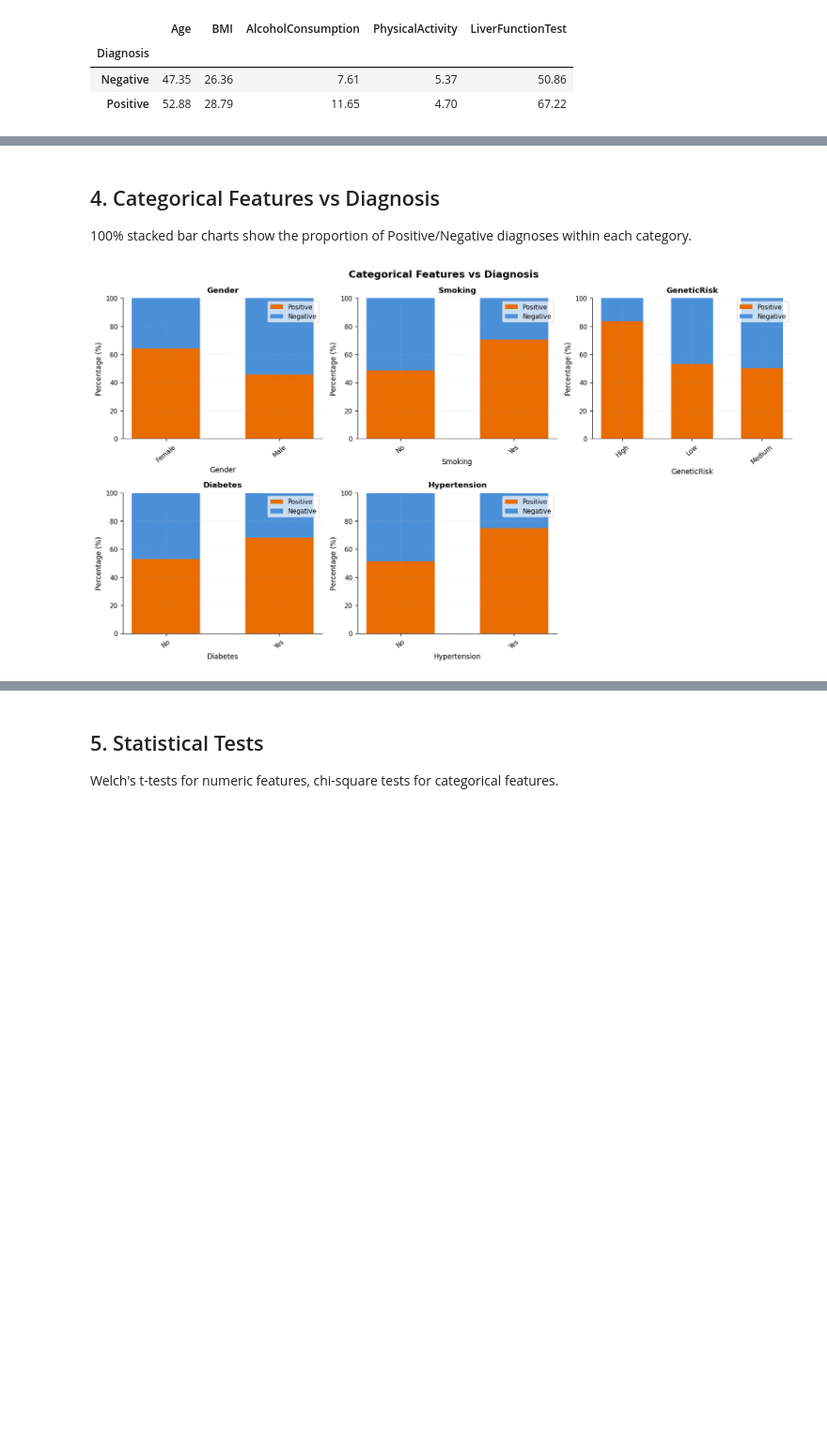
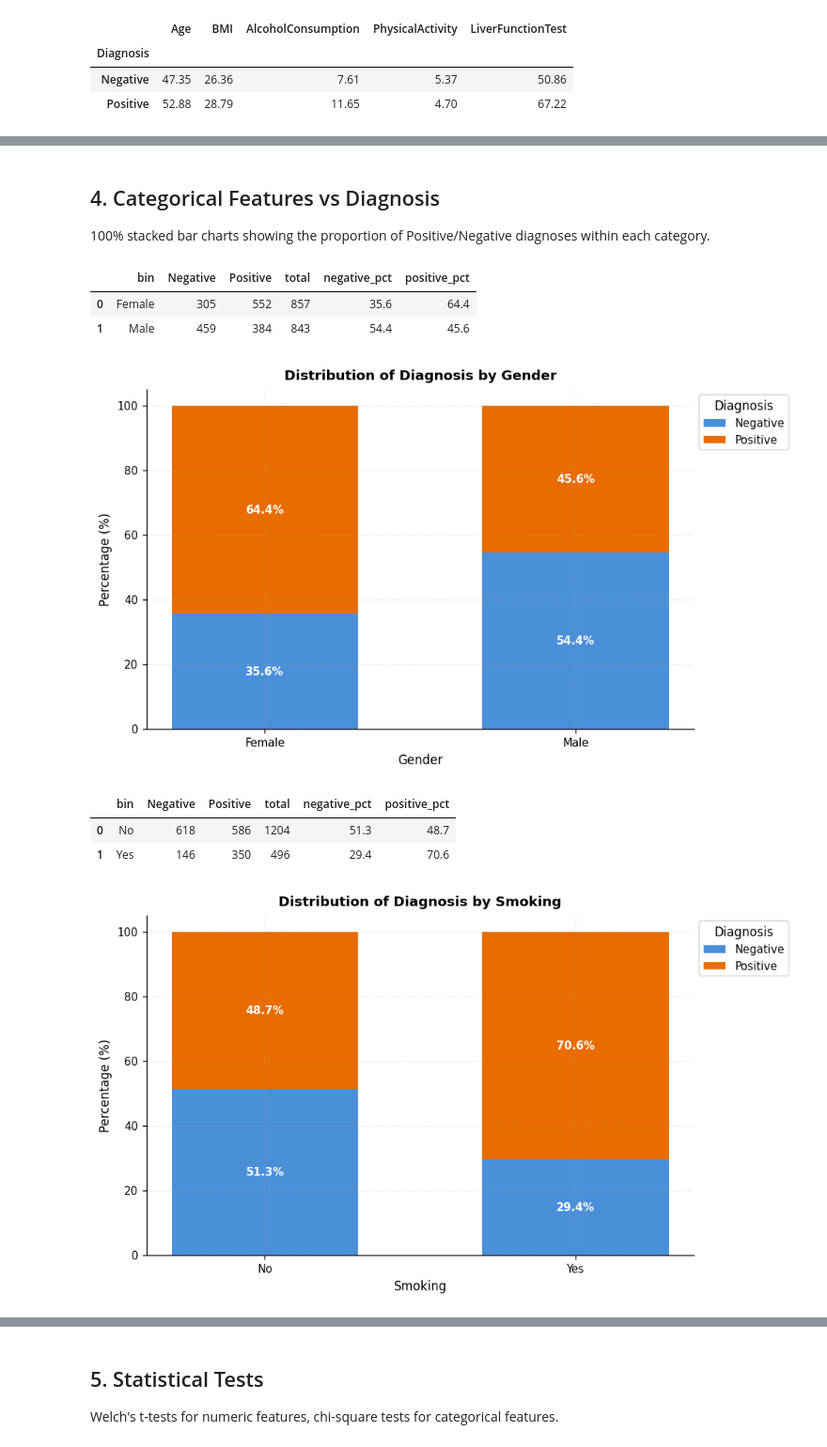
Before and after one commit to MelvinJoshua1375/liver-disease-demo, a Jupyter notebook: notebooks/Exploratory_Data_Analysis.ipynb, the cells around one changed output, grey strips where cells are left out. Shown at 94% size. Cells and saved outputs as stored; diff of their text form; code cells hidden in the pictures; blank space fills up the shorter version.

```diff
--- a/notebooks/Exploratory_Data_Analysis.ipynb
+++ b/notebooks/Exploratory_Data_Analysis.ipynb
@@ -104,8 +104,13 @@ Welch's t-test p-values are annotated: `***` p<0.001, `**` p<0.01, `*` p<0.05, `
 # %%
-fig, axes = plt.subplots(1, len(NUMERIC_FEATURES), figsize=(16, 4))
-for ax, feat in zip(axes, NUMERIC_FEATURES):
-    plot_boxplot(df, feat, TARGET, ax=ax)
-fig.suptitle('Numeric Features vs Diagnosis', fontsize=14, fontweight='bold', y=1.02)
-fig.tight_layout()
-plt.show()
+for feat in NUMERIC_FEATURES:
+    ct = crosstabulate(df, feat, TARGET)
+    display(ct[['bin', 'Negative', 'Positive', 'total', 'negative_pct', 'positive_pct']])
+    plot_percentage_stacked_chart(
+        ct,
+        title=f'Distribution of Diagnosis by {feat}',
+        xlabel=feat,
+        angle=90,
+    )
+    plt.show()
+    print()
 # %% [output]
@@ -113,17 +177,24 @@ plt.show()
 # %% [markdown]
 ## 4. Categorical Features vs Diagnosis
 
-100% stacked bar charts show the proportion of Positive/Negative diagnoses within each category.
+100% stacked bar charts showing the proportion of Positive/Negative diagnoses within each category.
 # %%
-fig, axes = plt.subplots(2, 3, figsize=(14, 8))
-axes_flat = axes.flatten()
-for i, feat in enumerate(CATEGORICAL_FEATURES):
-    ct = crosstabulate(df, feat, TARGET, bins=6)
-    plot_percentage_stacked_chart(ct, title=feat, xlabel=feat, ax=axes_flat[i])
-for j in range(len(CATEGORICAL_FEATURES), len(axes_flat)):
-    axes_flat[j].set_visible(False)
-fig.suptitle('Categorical Features vs Diagnosis', fontsize=14, fontweight='bold')
-fig.tight_layout()
-plt.show()
+for feat in CATEGORICAL_FEATURES:
+    ct = crosstabulate(df, feat, TARGET)
+    display(ct[['bin', 'Negative', 'Positive', 'total', 'negative_pct', 'positive_pct']])
+    plot_percentage_stacked_chart(
+        ct,
+        title=f'Distribution of Diagnosis by {feat}',
+        xlabel=feat,
+    )
+    plt.show()
+    print()
 # %% [output]
+|  | bin | Negative | Positive | total | negative_pct | positive_pct |
+| 0 | Female | 305 | 552 | 857 | 35.6 | 64.4 |
+| 1 | Male | 459 | 384 | 843 | 54.4 | 45.6 |
-[figure, old version]
+[figure, new version]
+|  | bin | Negative | Positive | total | negative_pct | positive_pct |
+| 0 | No | 618 | 586 | 1204 | 51.3 | 48.7 |
+| 1 | Yes | 146 | 350 | 496 | 29.4 | 70.6 |
+[figure, added]
```
Also changed, not shown: parts of 3 cells of this notebook, 1 other file.
